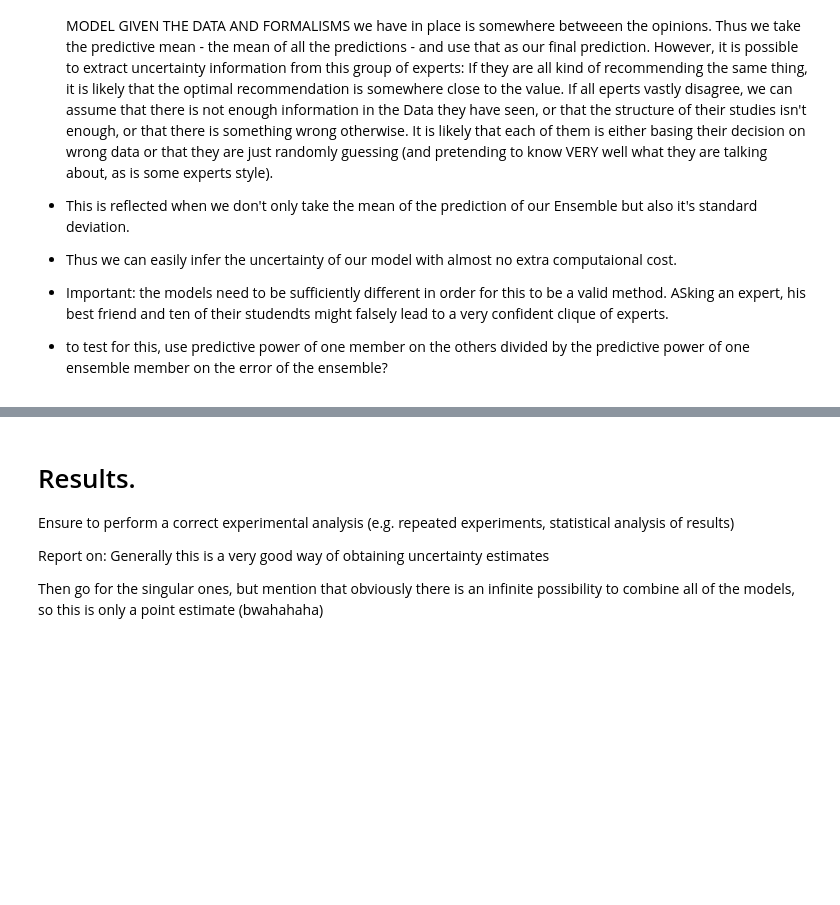
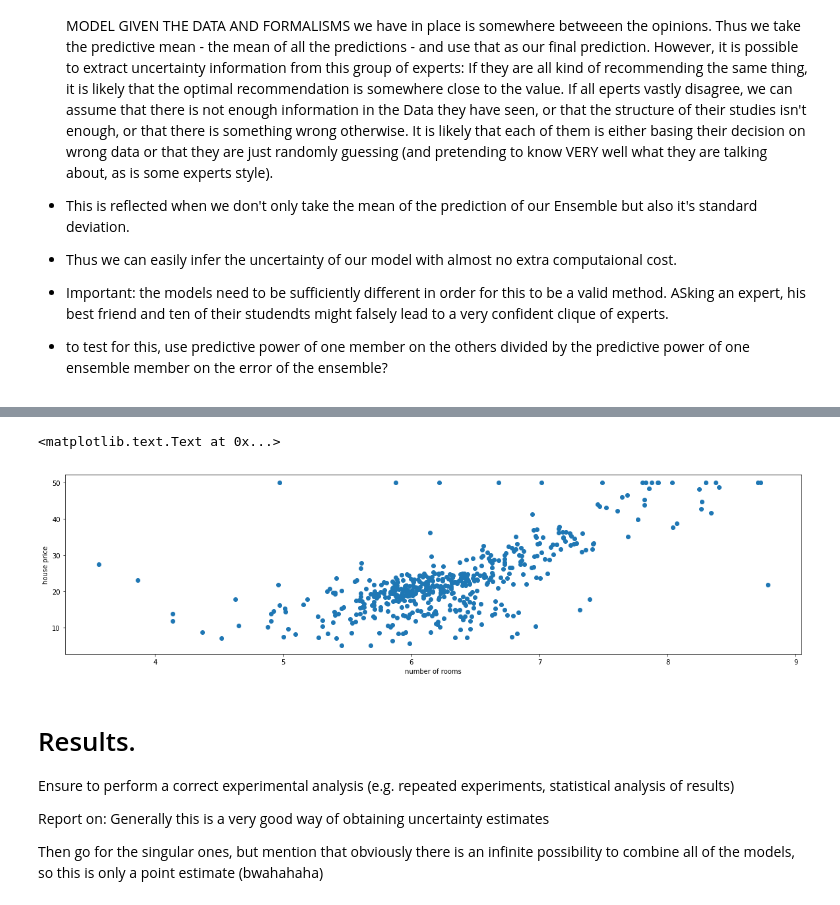
Before and after one commit to wooohoooo/natcompproj, a Jupyter notebook: Report.ipynb, the cells around one changed output, grey strips where cells are left out. Saved outputs shown, nothing was run; the diff lists cells and outputs as text; code cells hidden in the pictures; blank space fills up the shorter version.

```diff
--- a/Report.ipynb
+++ b/Report.ipynb
@@ -203,3 +270,14 @@ Statistical [Auswertung]:
+# %%
+boston = load_boston()
+y = boston.target
+X = boston.data
+
+plt.scatter(X[:,5],y)
+plt.ylabel('house price')
+plt.xlabel('number of rooms')
+# %% [output]
+<matplotlib.text.Text at 0x...>
+[figure, added]
 # %% [markdown]
 # Results.
 Ensure to perform a correct experimental analysis (e.g. repeated experiments,
```
Also changed, not shown: parts of 10 cells of this notebook, 4 other files.
